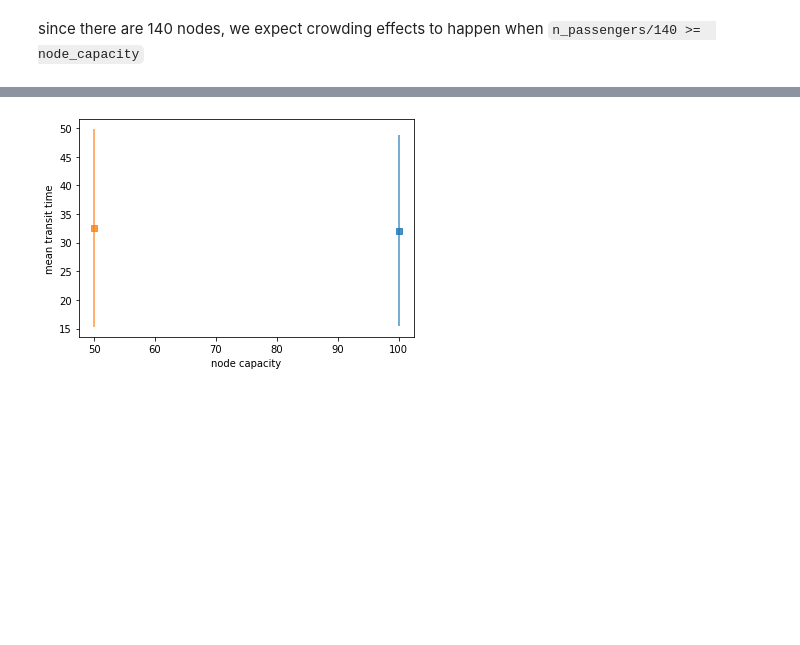
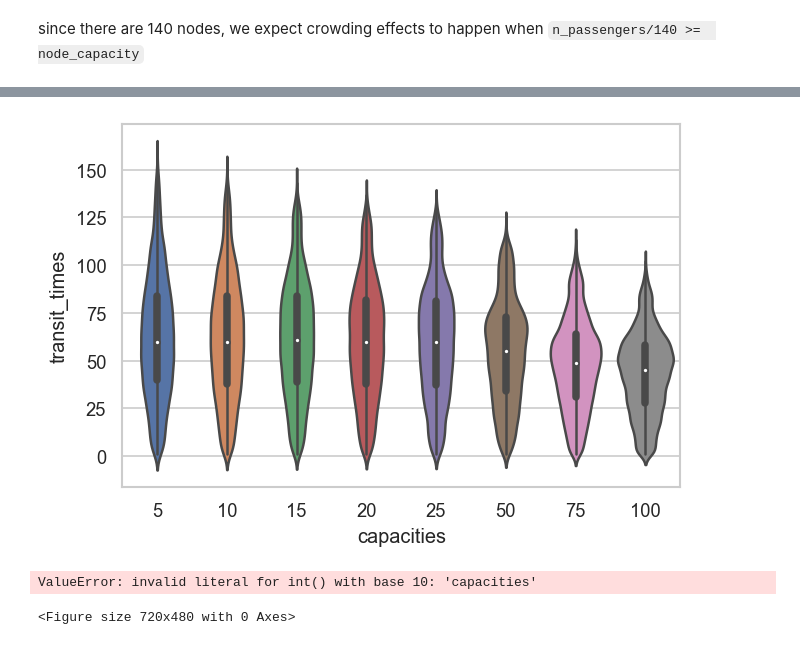
Before and after one commit to atravitz/transit_models, a Jupyter notebook: 2.1-station_capacity.ipynb, the cells around one changed output, grey strips where cells are left out. Drawn from its saved outputs; the diff is of its cells as text; code cells hidden in the pictures; blank space fills up the shorter version.

Commit message:
updating visualization

```diff
--- a/2.1-station_capacity.ipynb
+++ b/2.1-station_capacity.ipynb
@@ -12,20 +8,20 @@ len(g.nodes)
 # %% [markdown]
 since there are 140 nodes, we expect crowding effects to happen when `n_passengers/140 >=  node_capacity`
 # %%
-n_passengers = 1000
-node_cap_range = [50, 48, 45]
-replicates = 2
-max_steps = 1e5
+n_passengers = 10000
+node_cap_range = [100, 75, 50, 25, 20, 15, 10, 5]
+
+replicates = 3
+max_steps = 1e3
 
 print(n_passengers/len(g.nodes))
 
-capacity_dict = {}
+capacities = []
+transit_times = []
 
 for n in node_cap_range:
-    transit_times = []
     print(f'running simulations for node_capacity = {n}')
     for r in range(replicates):
-        print(r)
         g, passengers = tm.initialize(n_passengers=n_passengers,
                                       node_capacity=n)
         temp_transit_times = tm.update(g=g,
@@ -33,7 +29,7 @@ for n in node_cap_range:
                                        max_run_steps=max_steps)
         if len(temp_transit_times) == n_passengers:
             transit_times.extend(temp_transit_times)
+            capacities.extend([n]*len(temp_transit_times))
         else:
             print(f'simulation with capacity of {n} is has only {len(temp_transit_times)}/{n_passengers} completed')
-    capacity_dict[n] = transit_times
 # %% [output]
@@ -48,0 +40,5 @@ running simulations for node_capacity = 45
+# %%
+capacity_dict = {'capacities':capacities, 'transit_times':transit_times}
+
+data = pd.DataFrame.from_dict(capacity_dict)
+data
@@ -49 +59,10 @@ running simulations for node_capacity = 45
+# %%
+import seaborn as sns
+import pandas as pd
+sns.set(style="whitegrid")
+plt.figure(dpi=120)
+sns.violinplot(x='capacities', y='transit_times', data=data, alpha=0.5, saturation=0.8)
+plt.show()
+# %% [output]
+[figure, added]
 # %%
@@ -56,12 +76,14 @@ for key in capacity_dict:
 # %%
-plt.figure()
+plt.figure(dpi=120)
 for key in capacity_dict:
     transit_times = capacity_dict[key]
 #     plt.scatter([key]*len(transit_times), transit_times, alpha=0.5)
-    plt.errorbar(x=key, y=np.mean(transit_times), yerr=np.std(transit_times), fmt='s', alpha=0.8)
+    plt.errorbar(x=int(key), y=np.mean(transit_times),
+                 yerr=np.std(transit_times), fmt='s', alpha=0.8)
 
 plt.xlabel('node capacity')
 plt.ylabel('mean transit time')
 plt.show()
 # %% [output]
-[figure, removed]
+ValueError: invalid literal for int() with base 10: 'capacities'
+<Figure size 720x480 with 0 Axes>
```
Also changed, not shown: parts of 4 cells of this notebook, 4 other files.
